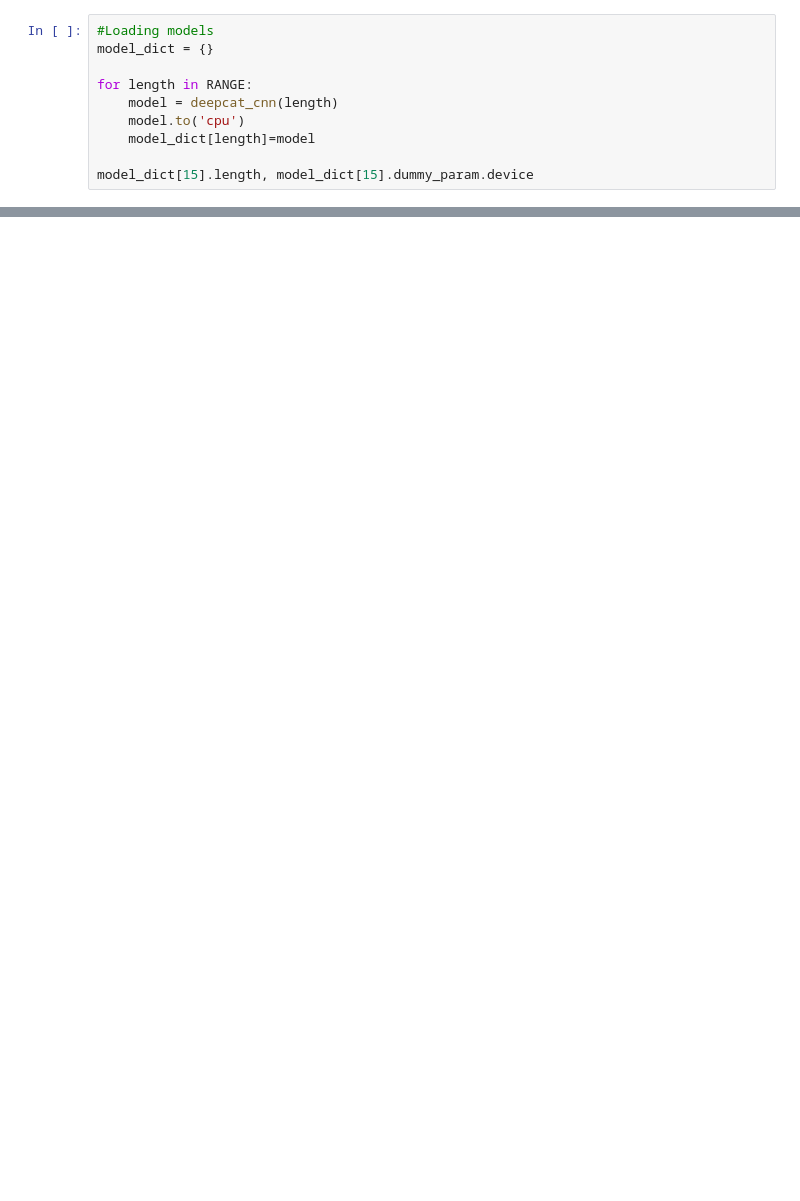
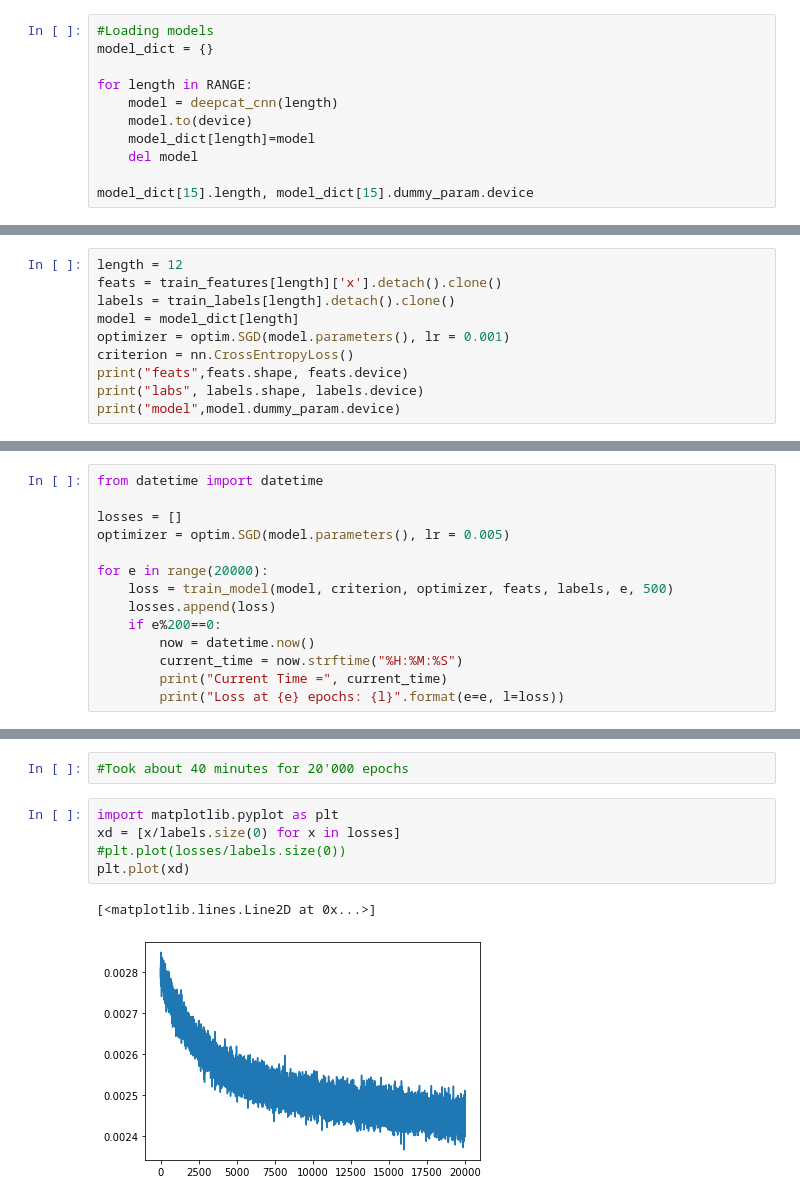
Before and after one commit to richieYT-wan/DeepCAT_PyTorch, a Jupyter notebook: notebooks/clean_train_eval.ipynb, the cells around one changed output, grey strips where cells are left out. Drawn from its saved outputs; the diff is of its cells as text; blank space fills up the shorter version.

Commit message:
train/eval
-single model training now "works" (barebones version)

```diff
--- a/notebooks/clean_train_eval.ipynb
+++ b/notebooks/clean_train_eval.ipynb
@@ -58,8 +68,9 @@ model_dict = {}
 
 for length in RANGE:
     model = deepcat_cnn(length)
-    model.to('cpu')
+    model.to(device)
     model_dict[length]=model
+    del model
 
 model_dict[15].length, model_dict[15].dummy_param.device
 # %% [output]
@@ -77,0 +148,10 @@ TEST TENSORS torch.Size([7040, 15, 15]) cuda:0
+# %%
+length = 12
+feats = train_features[length]['x'].detach().clone()
+labels = train_labels[length].detach().clone()
+model = model_dict[length]
+optimizer = optim.SGD(model.parameters(), lr = 0.001)
+criterion = nn.CrossEntropyLoss()
+print("feats",feats.shape, feats.device)
+print("labs", labels.shape, labels.device)
+print("model",model.dummy_param.device)
@@ -77,0 +173,14 @@ TEST TENSORS torch.Size([7040, 15, 15]) cuda:0
+# %%
+from datetime import datetime
+
+losses = []
+optimizer = optim.SGD(model.parameters(), lr = 0.005)
+
+for e in range(20000):
+    loss = train_model(model, criterion, optimizer, feats, labels, e, 500)
+    losses.append(loss)
+    if e%200==0:
+        now = datetime.now()
+        current_time = now.strftime("%H:%M:%S")
+        print("Current Time =", current_time)
+        print("Loss at {e} epochs: {l}".format(e=e, l=loss))
@@ -77,0 +205,10 @@ TEST TENSORS torch.Size([7040, 15, 15]) cuda:0
+# %%
+#Took about 40 minutes for 20'000 epochs
+# %%
+import matplotlib.pyplot as plt
+xd = [x/labels.size(0) for x in losses]
+#plt.plot(losses/labels.size(0))
+plt.plot(xd)
+# %% [output]
+[<matplotlib.lines.Line2D at 0x...>]
+[figure, added]
```
Also changed, not shown: parts of 27 cells of this notebook, 4 other files.
